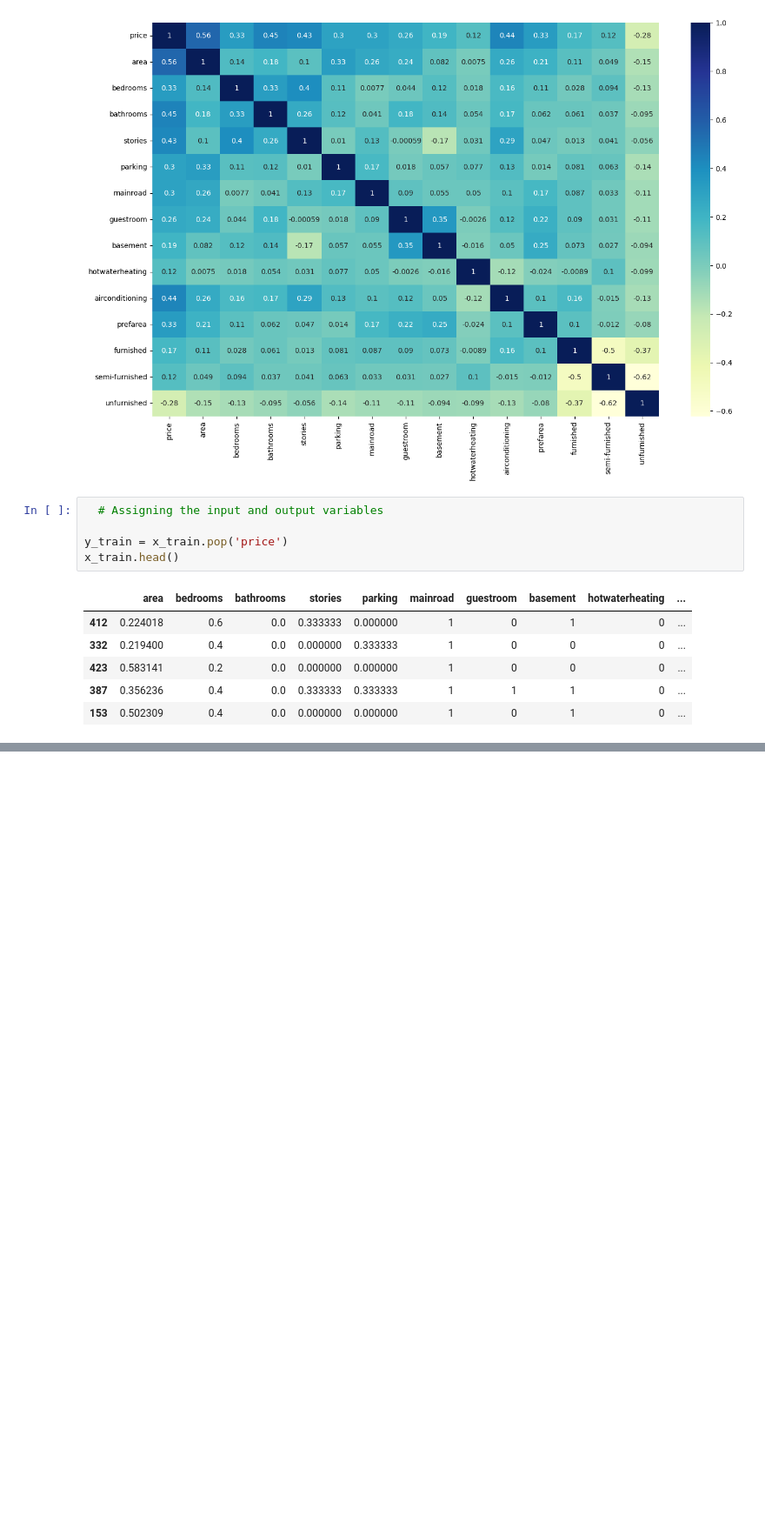
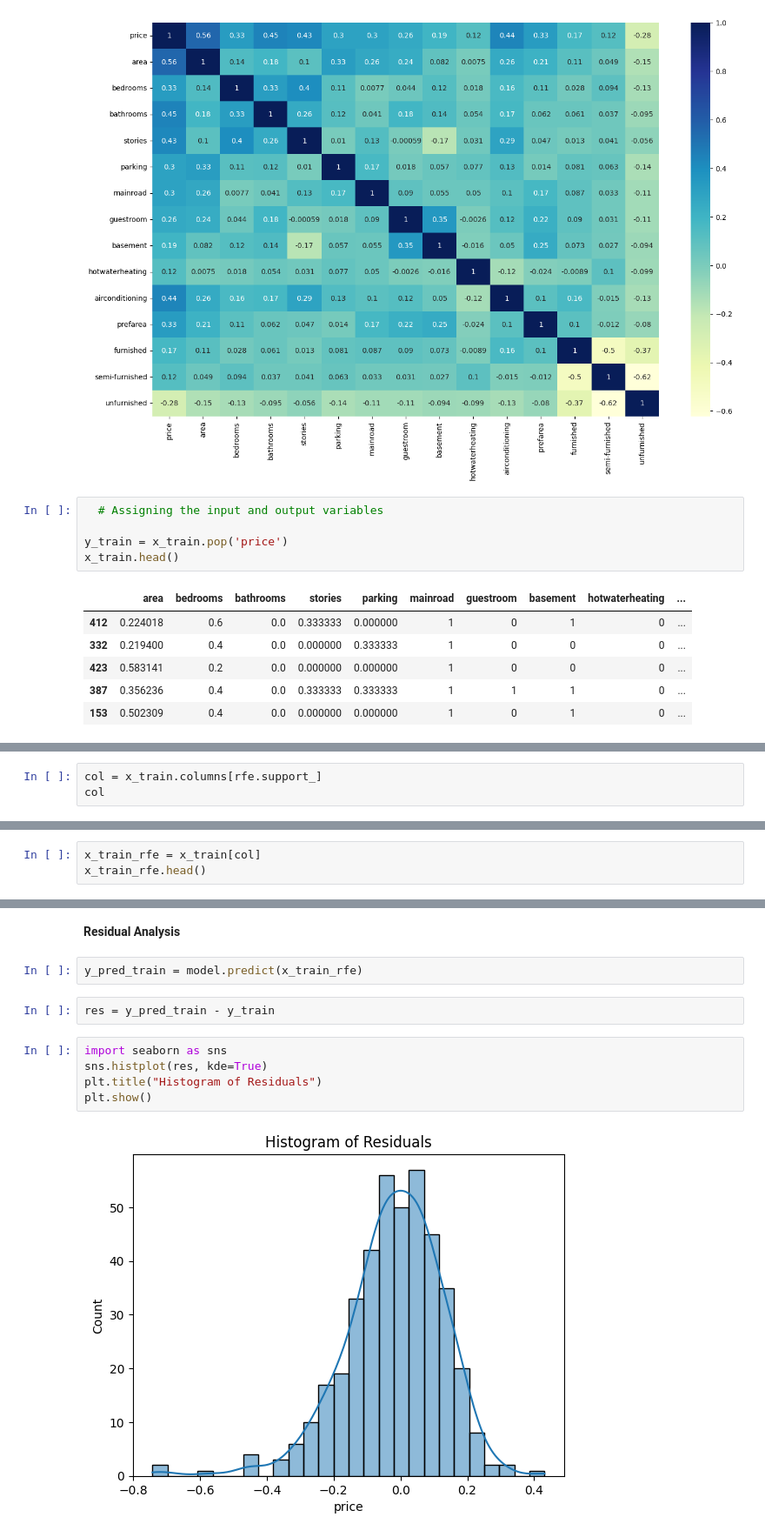
Before and after one commit to NaraineSurya/House-Price-Prediction, a Jupyter notebook: house_price_prediction.ipynb, the cells around one changed output, grey strips where cells are left out. Shown at 87% size. Cells and saved outputs as stored; diff of their text form; blank space fills up the shorter version.

```diff
--- a/house_price_prediction.ipynb
+++ b/house_price_prediction.ipynb
@@ -288,0 +336,3 @@ x_train.head()
+# %%
+col = x_train.columns[rfe.support_]
+col
@@ -288,0 +343,3 @@ x_train.head()
+# %%
+x_train_rfe = x_train[col]
+x_train_rfe.head()
@@ -288,0 +353,13 @@ x_train.head()
+# %% [markdown]
+**Residual** **Analysis**
+# %%
+y_pred_train = model.predict(x_train_rfe)
+# %%
+res = y_pred_train - y_train
+# %%
+import seaborn as sns
+sns.histplot(res, kde=True)
+plt.title("Histogram of Residuals")
+plt.show()
+# %% [output]
+[figure, added]
```
Also changed, not shown: parts of 27 cells of this notebook.
